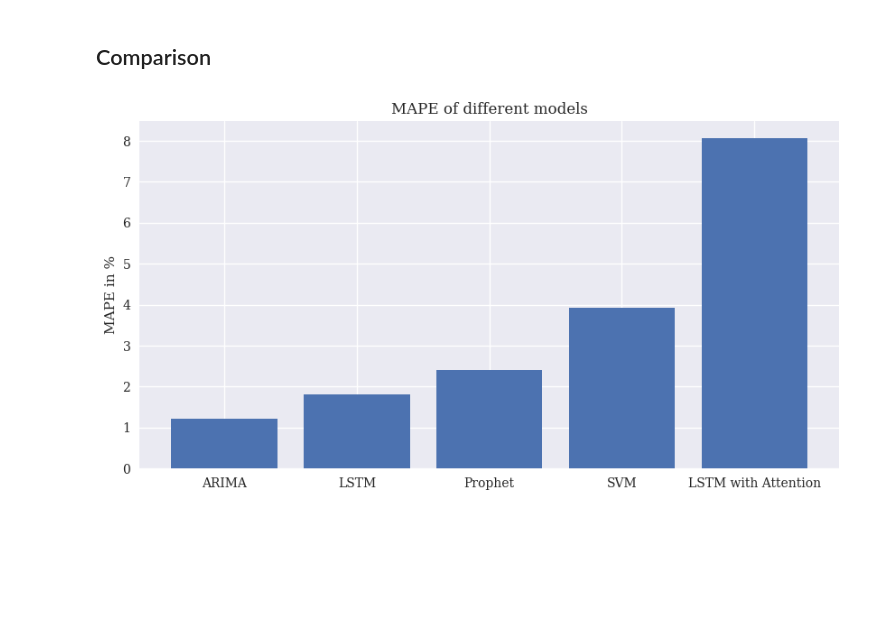
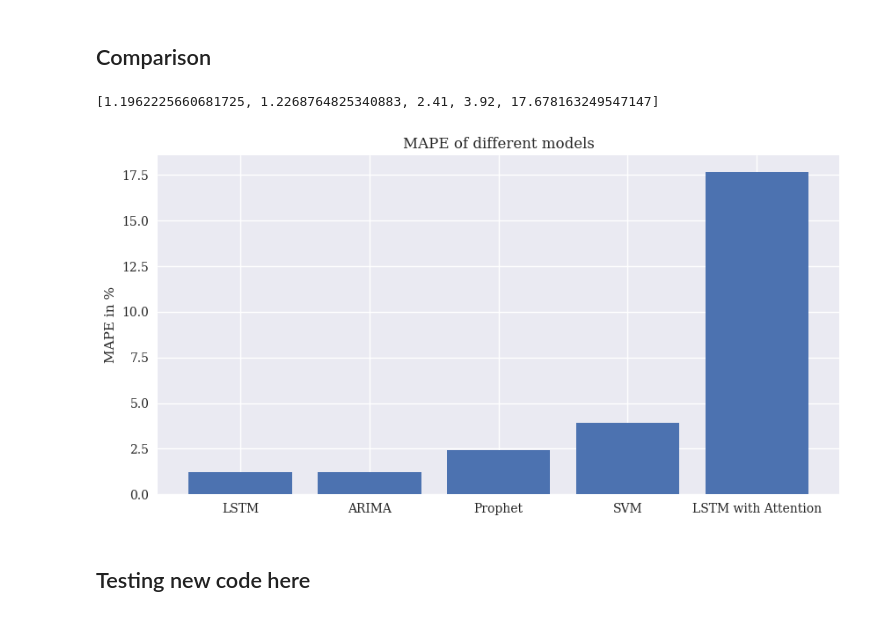
Before and after one commit to ashwinkey04/pred-backend, a Jupyter notebook: fyp_phase_1.ipynb, the cells around one changed output. Drawn from its saved outputs; the diff is of its cells as text; code cells hidden in the pictures; blank space fills up the shorter version.

```diff
--- a/fyp_phase_1.ipynb
+++ b/fyp_phase_1.ipynb
@@ -812,5 +832,5 @@ except Exception as e:
 # %%
-df_fin = stock_data.copy()
+
 df_fin[['Close']].plot(figsize=(15, 6))
 plt.ylabel("Close price")
 plt.title("{} Stock".format(company_symbol))
@@ -894,7 +908,6 @@ input_dim = 1
 hidden_dim = 32
 num_layers = 2
 output_dim = 1
-
 
 # Here we define our model as a class
 class LSTM(nn.Module):
@@ -905,13 +918,12 @@ class LSTM(nn.Module):
 
         # Number of hidden layers
         self.num_layers = num_layers
-
-        # batch_first=True causes input/output tensors to be of shape
-        # (batch_dim, seq_dim, feature_dim)
         self.lstm = nn.LSTM(input_dim, hidden_dim, num_layers, batch_first=True)
 
         # Readout layer
         self.fc = nn.Linear(hidden_dim, output_dim)
+        self.attention = nn.Linear(hidden_dim, 1)
+
 
     def forward(self, x):
         # Initialize hidden state with zeros
@@ -923,6 +935,9 @@ class LSTM(nn.Module):
         # We need to detach as we are doing truncated backpropagation through time (BPTT)
         # If we don't, we'll backprop all the way to the start even after going through another batch
         out, (hn, cn) = self.lstm(x, (h0.detach(), c0.detach()))
+        attention_scores = self.attention(out)
+        attention_weights = torch.softmax(attention_scores, dim=1)
+        attention_vector = torch.sum(attention_weights * out, dim=1)
 
         # Index hidden state of last time step
         # out.size() --> 100, 32, 100
@@ -959,7 +977,7 @@ torch.Size([1])
 # %%
 # Train model
 #####################
-num_epochs = 100
+num_epochs = 300
 hist = np.zeros(num_epochs)
 
 # Number of steps to unroll
@@ -1129,8 +1137,8 @@ input_size = len(input_cols)
 hidden_size = 128
 num_layers = 2
 lr = 0.001
-batch_size = 64
-num_epochs = 500
+batch_size = 32
+num_epochs = 80
 
 # create the model and optimizer
 model = LSTM(input_size, hidden_size, num_layers)
@@ -1215,18 +1222,21 @@ MAPE: 8.0743%
 ## Comparison
 # %%
 # Plot comparison
-mape = [arima_mape, vlstm_mape, 0.0241, 0.0392, lstm_attn_mape]
+mape = [ vlstm_mape,arima_mape, 0.0241, 0.0392, lstm_attn_mape]
 
 # Multiply all values in mape by 100
 mape = [i * 100 for i in mape]
-
-models = ['ARIMA', 'LSTM','Prophet', 'SVM', 'LSTM with Attention']
+print(mape)
+models = ['LSTM', 'ARIMA','Prophet', 'SVM', 'LSTM with Attention']
 plt.figure(figsize=(10, 5))
 plt.bar(models, mape)
 plt.title('MAPE of different models')
 # plt.xlabel('Models')
 plt.ylabel('MAPE in %')
 plt.savefig('mape_result.png')
 plt.show()
 # %% [output]
+[1.1962225660681725, 1.2268764825340883, 2.41, 3.92, 17.678163249547147]
-[figure, old version]
+[figure, new version]
+# %% [markdown]
+## Testing new code here
```
Also changed, not shown: parts of 32 cells of this notebook.
